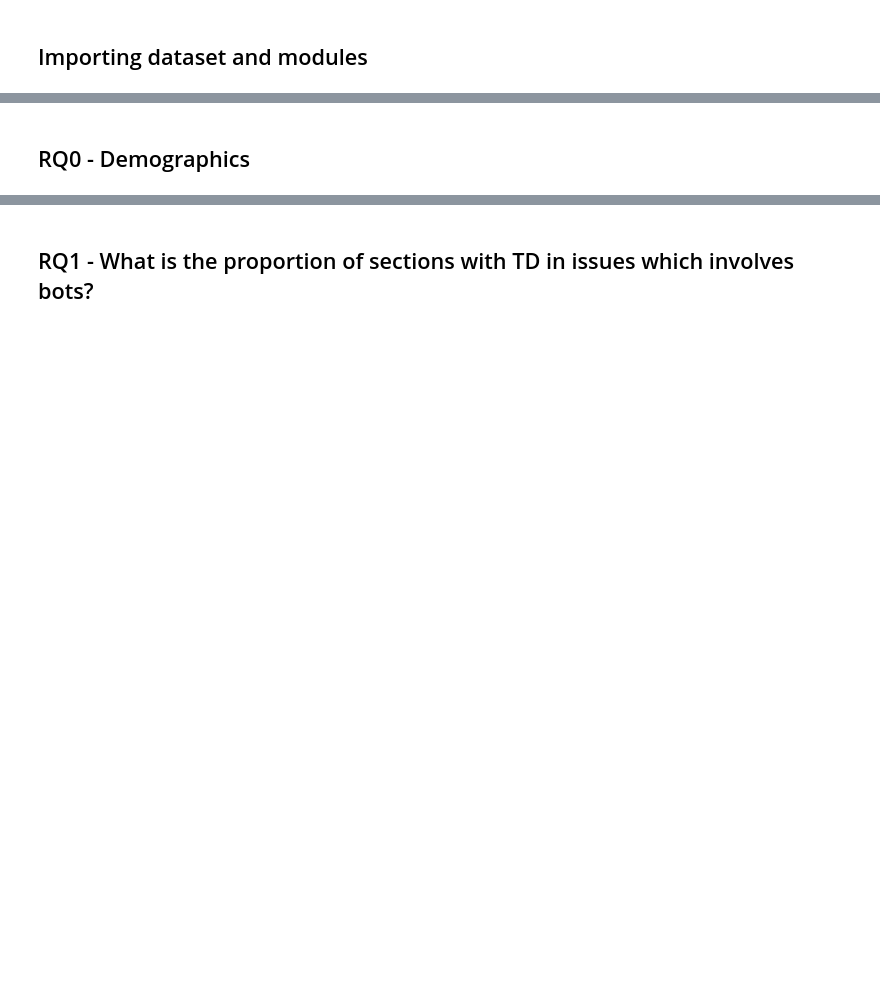
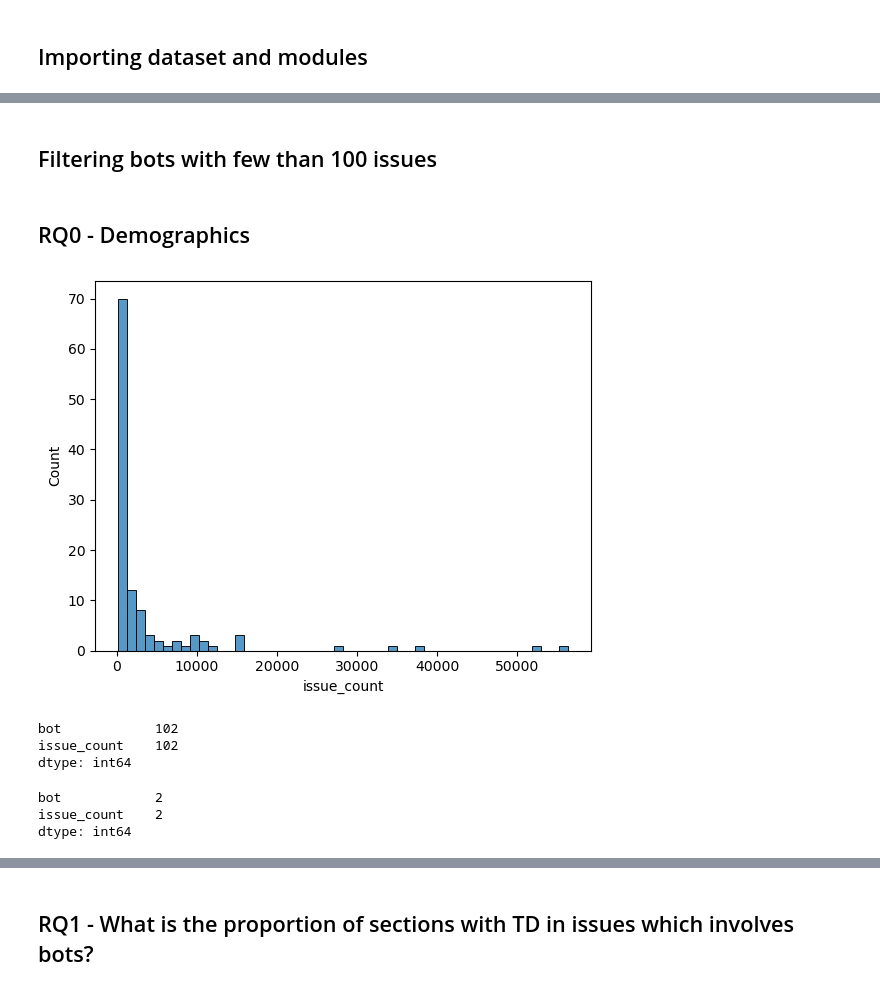
Before and after one commit to biazottoj/rp-github-bots-issues-td, a Jupyter notebook: scripts/data-analysis.ipynb, the cells around one changed output, grey strips where cells are left out. Drawn from its saved outputs; the diff is of its cells as text; code cells hidden in the pictures; blank space fills up the shorter version.

Commit message:
updated data collection

```diff
--- a/scripts/data-analysis.ipynb
+++ b/scripts/data-analysis.ipynb
@@ -4,9 +17,15 @@
 import pandas as pd
 import matplotlib.pyplot as plt
 import seaborn as sns
+from pathlib import Path
+from minirig import load_csv_dataset, save_csv_dataset
+import os
+import json
 
-issues_dataset = pd.read_csv('../data/dataset-backup2.csv')
-issues_dataset = issues_dataset.loc[issues_dataset['td-label'] != '-'].drop(['Unnamed: 0'], axis=1)
+data_dir = Path('../data')
+bots_dataset_path = data_dir.joinpath('bots-dataset.csv')
+bots_issues_dir = data_dir.joinpath('bots-issues')
+bot_dataset = load_csv_dataset(bots_dataset_path)
 
 def plot_hist(data, x_label="", y_label="", title="", bins=5):
     # matplotlib histogram
@@ -17,3 +36,11 @@ def plot_hist(data, x_label="", y_label="", title="", bins=5):
     plt.xlabel(x_label)
     plt.ylabel(y_label)
     plt.show()
+
+def get_issues_per_bot(issues_dir = None, bot = None):
+    for owner in os.listdir(issues_dir.joinpath(bot)):
+        for project in os.listdir(issues_dir.joinpath(bot).joinpath(owner)):
+            for issue in os.listdir(issues_dir.joinpath(bot).joinpath(owner).joinpath(project).joinpath('issues')):
+                issue_path = issues_dir.joinpath(bot).joinpath(owner).joinpath(project).joinpath('issues').joinpath(issue)
+                with open(issue_path.joinpath('json')) as f:
+                    yield [issue_path.joinpath('json'), json.load(f)]
@@ -20,2 +49,25 @@ def plot_hist(data, x_label="", y_label="", title="", bins=5):
+# %% [markdown]
+## Filtering bots with few than 100 issues
+# %%
+filtered_bots_dataset = [x for x in bot_dataset if x['issue_count'] != 'na' and int(x['issue_count']) >= 100 and x['account'] != 'glassfishrobot']
 # %% [markdown]
 ## RQ0 - Demographics
+# %%
+#Number of projects per bot
+issues_per_bot = pd.DataFrame(data={'bot':[x['account'] for x in filtered_bots_dataset],'issue_count':[int(x['issue_count']) for x in filtered_bots_dataset]})
+sns.histplot(issues_per_bot, x='issue_count', bins=50)
+plt.savefig('../figures/rq0-issues-per-bot.pdf', bbox_inches='tight')
+# %% [output]
+[figure, added]
+# %%
+issues_per_bot.loc[issues_per_bot['issue_count'] <= 10000].count()
+# %% [output]
+bot            102
+issue_count    102
+dtype: int64
+# %%
+issues_per_bot.loc[issues_per_bot['issue_count'] >= 50000].count()
+# %% [output]
+bot            2
+issue_count    2
+dtype: int64
```
Also changed, not shown: parts of 11 cells of this notebook, 4 other files.
